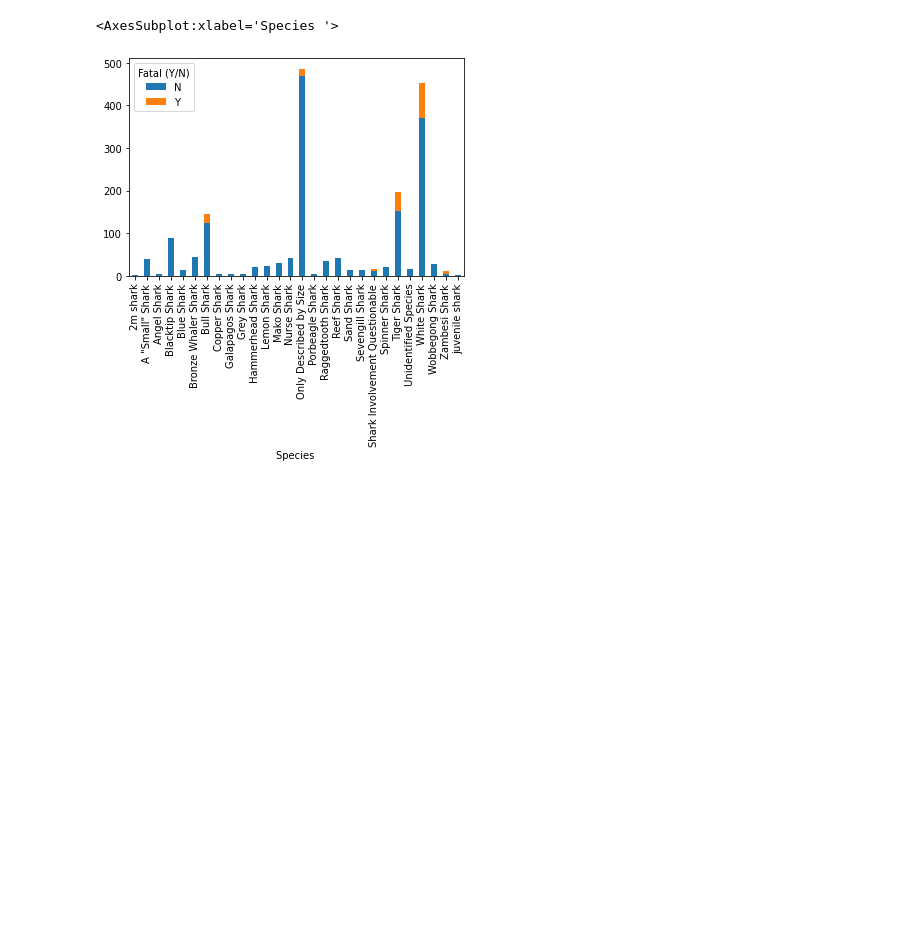
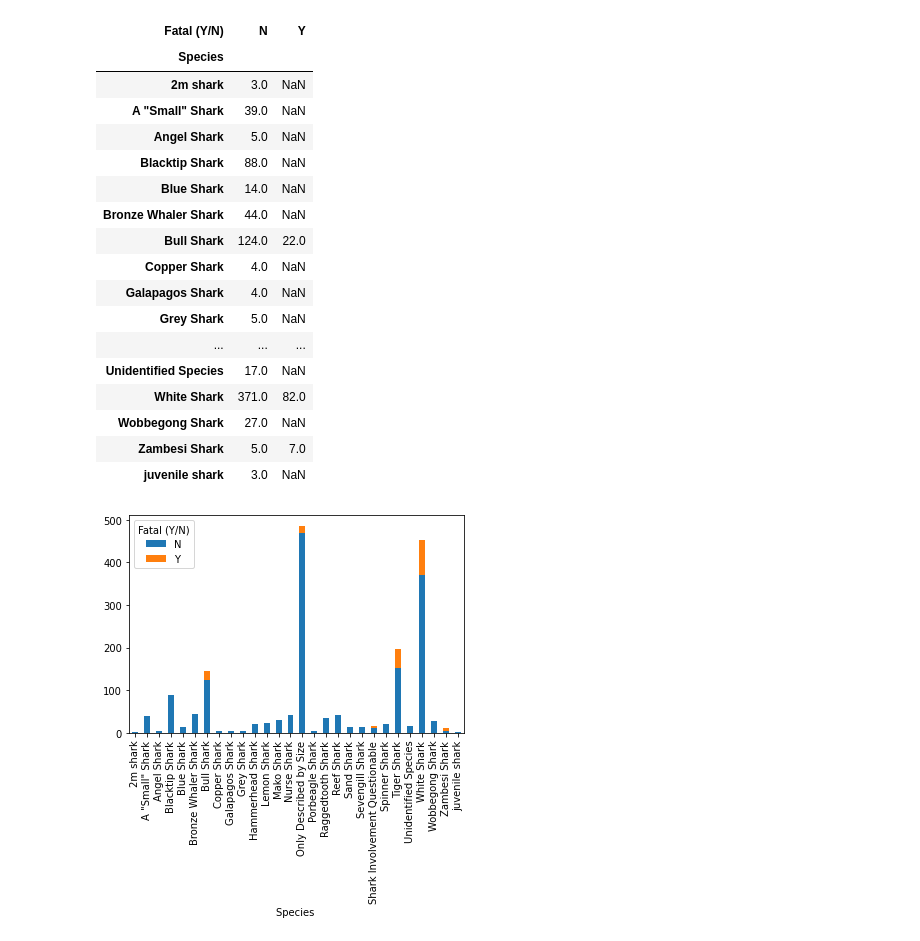
Before and after one commit to staceyj118/Shark-Attacks, a Jupyter notebook: Shark_Analysis.ipynb, the cells around one changed output. Saved outputs shown, nothing was run; the diff lists cells and outputs as text; code cells hidden in the pictures; blank space fills up the shorter version.

```diff
--- a/Shark_Analysis.ipynb
+++ b/Shark_Analysis.ipynb
@@ -204,31 +204,50 @@ plt.show()
 # %%
 fatal_sharks = shark_df[['Species ', 'Fatal (Y/N)']].copy()
 fatal_sharks
 
 fatal_df = pd.DataFrame(fatal_sharks.value_counts())
 
 fatal_df.reset_index()
 fatal_df.rename(columns={"0":"Count"}, inplace=True)
 counts = fatal_sharks.value_counts()
 
 new_df = counts.to_frame().reset_index()
 
 new_df = new_df.rename(columns={0:"Count"})
 
 new_df = new_df[new_df['Count']>2]
 new_df = new_df.pivot(index='Species ', columns='Fatal (Y/N)', values='Count')
 new_df.plot.bar(stacked=True)
 # df.rename(columns={"OldName":"NewName"})
 # clean_fatality = fatal_df[fatal_df['0']>2]
 # clean_species_df = species_df[species_df['Species ']>3]
 # pd.set_option('max_rows', None)
 
 # bar_plot = fatal_sharks[['Species ', 'Fatal (Y/N)']]
 # bar_plot_count = bar_plot.groupby("Species ").count()
 # bar_plot_count.plot.bar()
 # plt.title("Number of Mice per Treatment Regimen")
 # plt.ylabel("Number of Mice")
 # plt.xticks(rotation = 45, ha="right")
+
+new_df
 # %% [output]
-<AxesSubplot:xlabel='Species '>
+| Fatal (Y/N) | N | Y |
+| Species |  |  |
+| 2m shark | 3.0 | NaN |
+| A "Small" Shark | 39.0 | NaN |
+| Angel Shark | 5.0 | NaN |
+| Blacktip Shark | 88.0 | NaN |
+| Blue Shark | 14.0 | NaN |
+| Bronze Whaler Shark | 44.0 | NaN |
+| Bull Shark | 124.0 | 22.0 |
+| Copper Shark | 4.0 | NaN |
+| Galapagos Shark | 4.0 | NaN |
+| Grey Shark | 5.0 | NaN |
+| ... | ... | ... |
+| Unidentified Species | 17.0 | NaN |
+| White Shark | 371.0 | 82.0 |
+| Wobbegong Shark | 27.0 | NaN |
+| Zambesi Shark | 5.0 | 7.0 |
+| juvenile shark | 3.0 | NaN |
 [figure]
```
Also changed, not shown: parts of 6 cells of this notebook, 2 other files.
